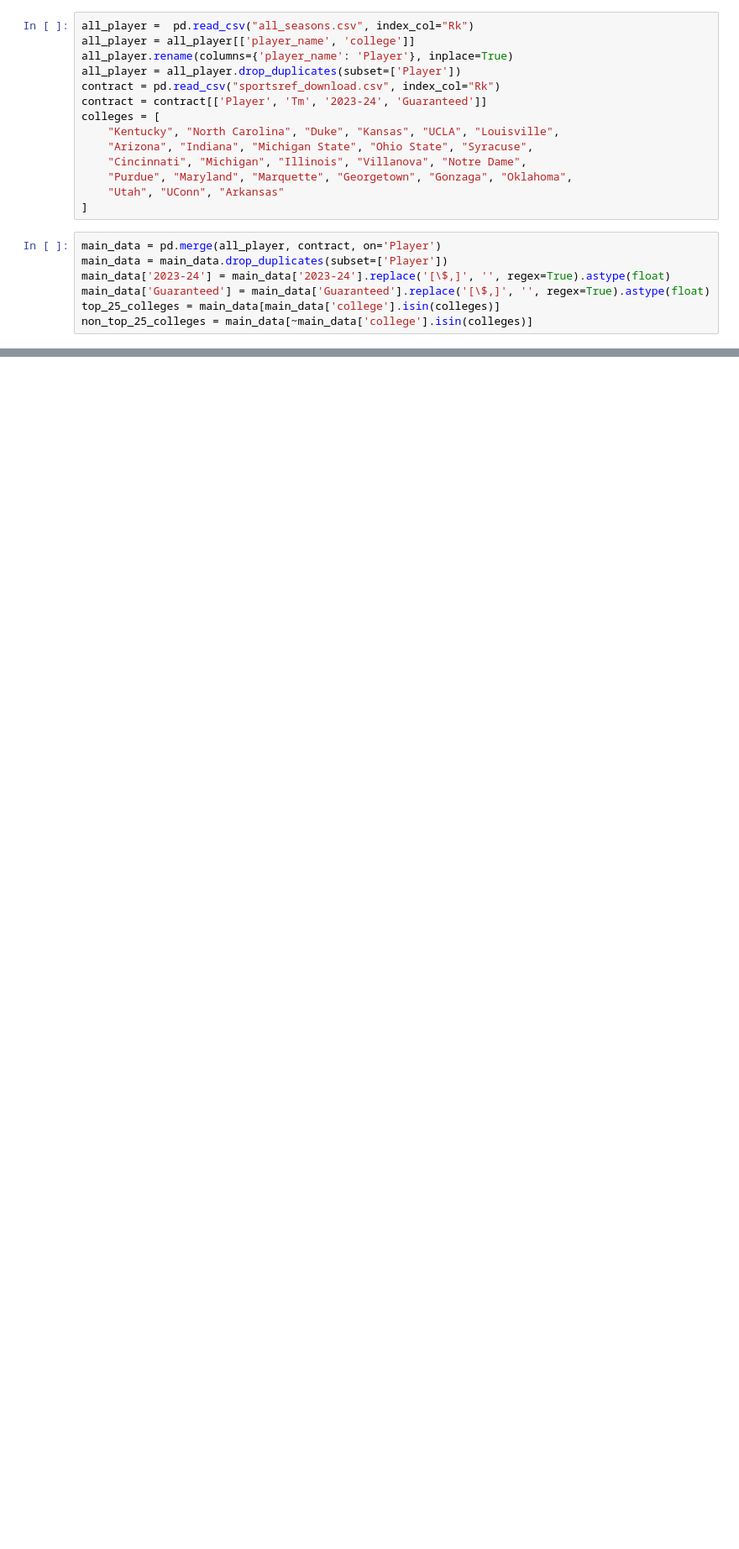
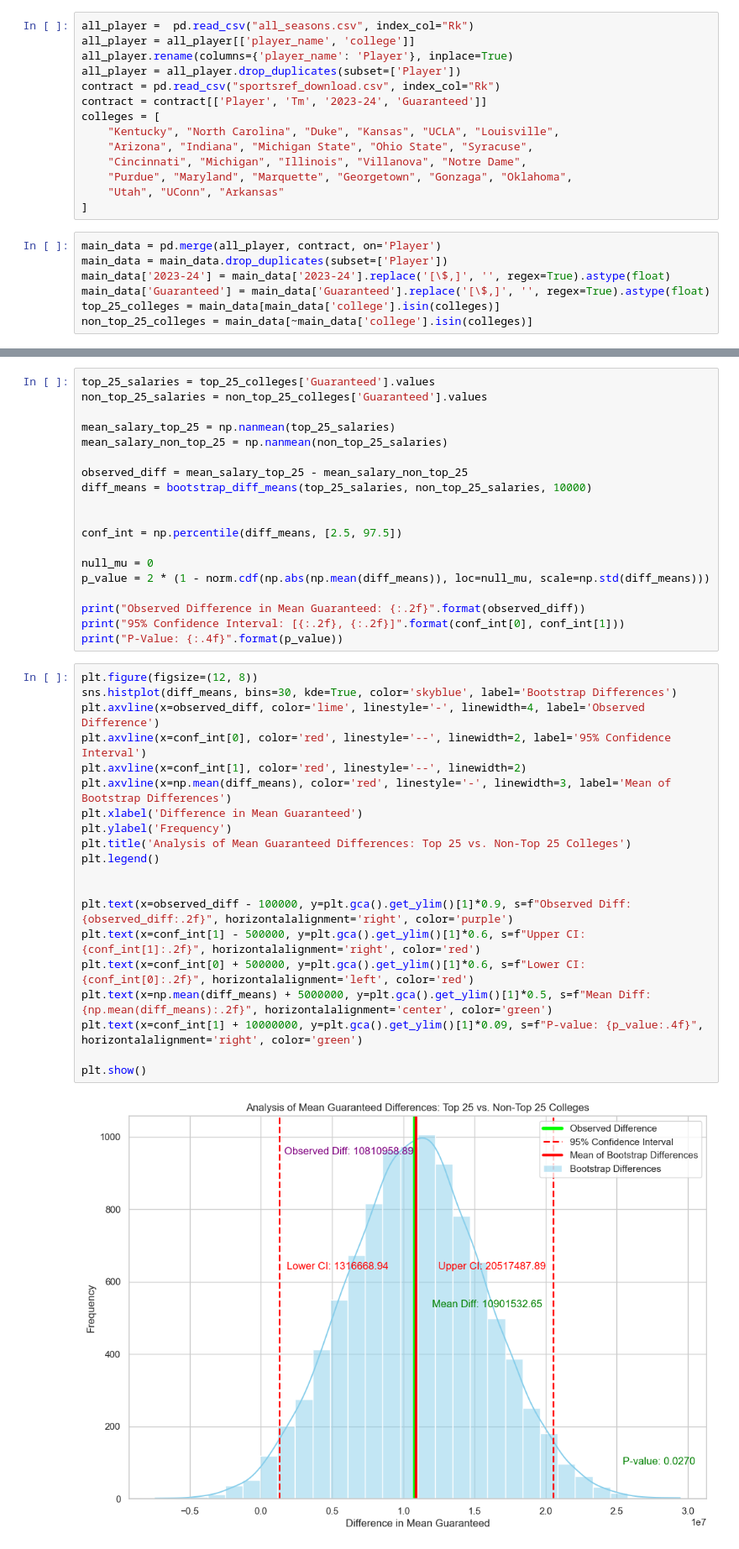
Before and after one commit to RDPJ04/Project-216, a Jupyter notebook: data.ipynb, the cells around one changed output, grey strips where cells are left out. Shown: that part at 84% size. Cells and saved outputs as stored; diff of their text form; blank space fills up the shorter version.

```diff
--- a/data.ipynb
+++ b/data.ipynb
@@ -52,0 +63,41 @@ plt.show()
+# %%
+top_25_salaries = top_25_colleges['Guaranteed'].values
+non_top_25_salaries = non_top_25_colleges['Guaranteed'].values
+
+mean_salary_top_25 = np.nanmean(top_25_salaries)
+mean_salary_non_top_25 = np.nanmean(non_top_25_salaries)
+
+observed_diff = mean_salary_top_25 - mean_salary_non_top_25
+diff_means = bootstrap_diff_means(top_25_salaries, non_top_25_salaries, 10000)
+
+
+conf_int = np.percentile(diff_means, [2.5, 97.5])
+
+null_mu = 0
+p_value = 2 * (1 - norm.cdf(np.abs(np.mean(diff_means)), loc=null_mu, scale=np.std(diff_means)))
+
+print("Observed Difference in Mean Guaranteed: {:.2f}".format(observed_diff))
+print("95% Confidence Interval: [{:.2f}, {:.2f}]".format(conf_int[0], conf_int[1]))
+print("P-Value: {:.4f}".format(p_value))
+# %%
+plt.figure(figsize=(12, 8))
+sns.histplot(diff_means, bins=30, kde=True, color='skyblue', label='Bootstrap Differences')
+plt.axvline(x=observed_diff, color='lime', linestyle='-', linewidth=4, label='Observed Difference')
+plt.axvline(x=conf_int[0], color='red', linestyle='--', linewidth=2, label='95% Confidence Interval')
+plt.axvline(x=conf_int[1], color='red', linestyle='--', linewidth=2)
+plt.axvline(x=np.mean(diff_means), color='red', linestyle='-', linewidth=3, label='Mean of Bootstrap Differences')
+plt.xlabel('Difference in Mean Guaranteed')
+plt.ylabel('Frequency')
+plt.title('Analysis of Mean Guaranteed Differences: Top 25 vs. Non-Top 25 Colleges')
+plt.legend()
+
+
+plt.text(x=observed_diff - 100000, y=plt.gca().get_ylim()[1]*0.9, s=f"Observed Diff: {observed_diff:.2f}", horizontalalignment='right', color='purple')
+plt.text(x=conf_int[1] - 500000, y=plt.gca().get_ylim()[1]*0.6, s=f"Upper CI: {conf_int[1]:.2f}", horizontalalignment='right', color='red')
+plt.text(x=conf_int[0] + 500000, y=plt.gca().get_ylim()[1]*0.6, s=f"Lower CI: {conf_int[0]:.2f}", horizontalalignment='left', color='red')
+plt.text(x=np.mean(diff_means) + 5000000, y=plt.gca().get_ylim()[1]*0.5, s=f"Mean Diff: {np.mean(diff_means):.2f}", horizontalalignment='center', color='green')
+plt.text(x=conf_int[1] + 10000000, y=plt.gca().get_ylim()[1]*0.09, s=f"P-value: {p_value:.4f}", horizontalalignment='right', color='green')
+
+plt.show()
+# %% [output]
+[figure, added]
```
Also changed, not shown: parts of 6 cells of this notebook.
